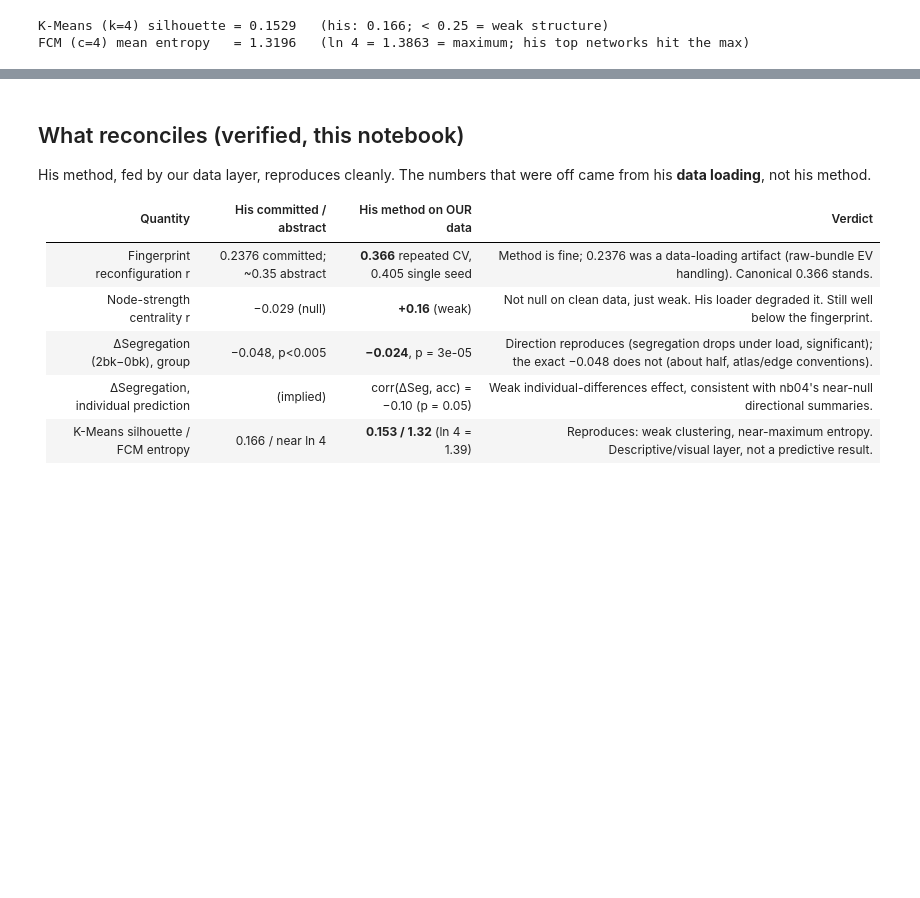
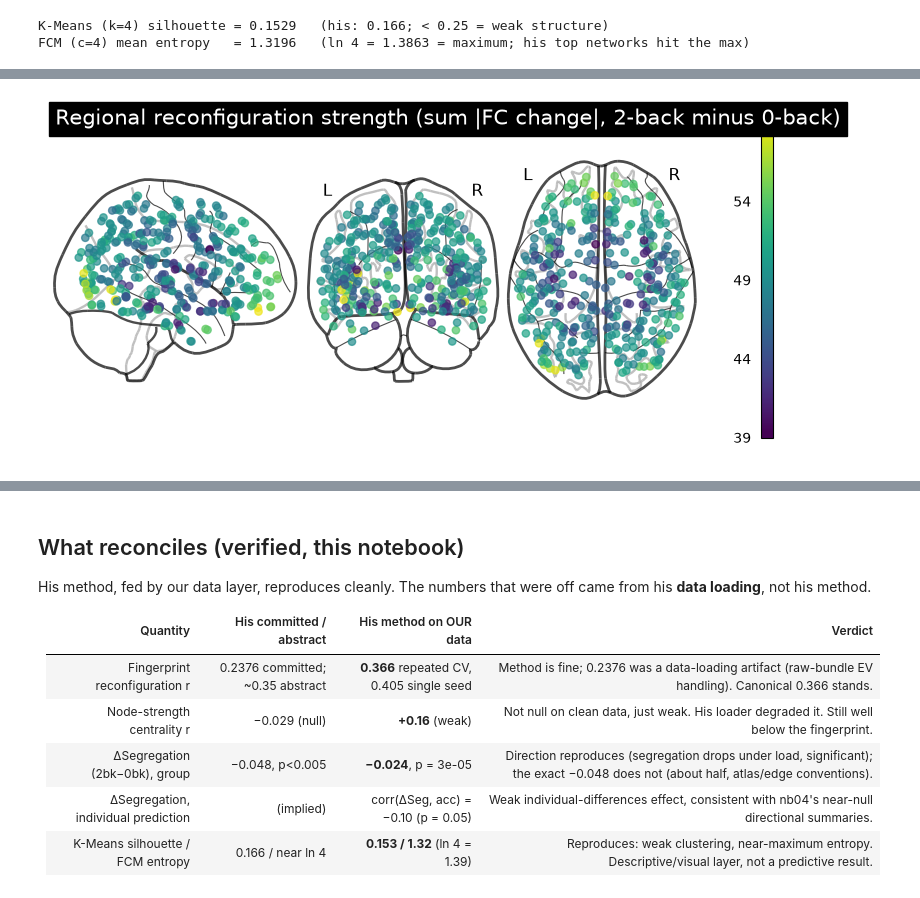
Before and after one commit to The-Gammas/The-Gammas, a Jupyter notebook: sandbox/jaime/09_goutham_pipeline_replication.ipynb, the cells around one changed output, grey strips where cells are left out. Drawn from its saved outputs; the diff is of its cells as text; code cells hidden in the pictures; blank space fills up the shorter version.

```diff
--- a/sandbox/jaime/09_goutham_pipeline_replication.ipynb
+++ b/sandbox/jaime/09_goutham_pipeline_replication.ipynb
@@ -237,0 +285,7 @@ FCM (c=4) mean entropy   = 1.3196   (ln 4 = 1.3863 = maximum; his top networks h
+# %%
+# Regional reconfiguration strength on a glass brain (sum |FC change| per region)
+plotting.plot_markers(node_strength, coords, node_cmap="viridis",
+                      title="Regional reconfiguration strength (sum |FC change|, 2-back minus 0-back)")
+plt.show()
+# %% [output]
+[figure, added]
```
Also changed, not shown: parts of 5 cells of this notebook, 2 other files.
